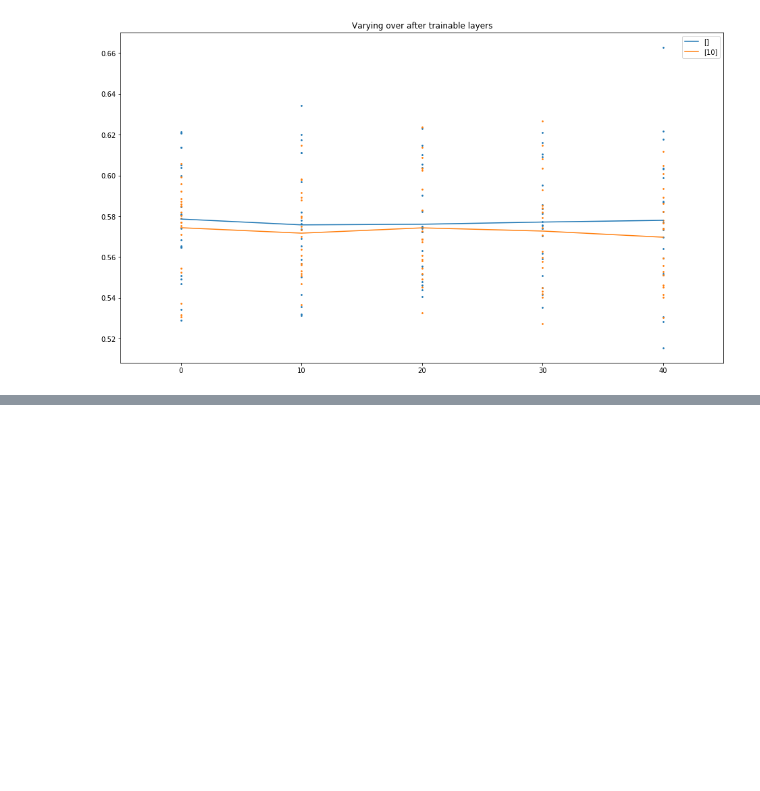
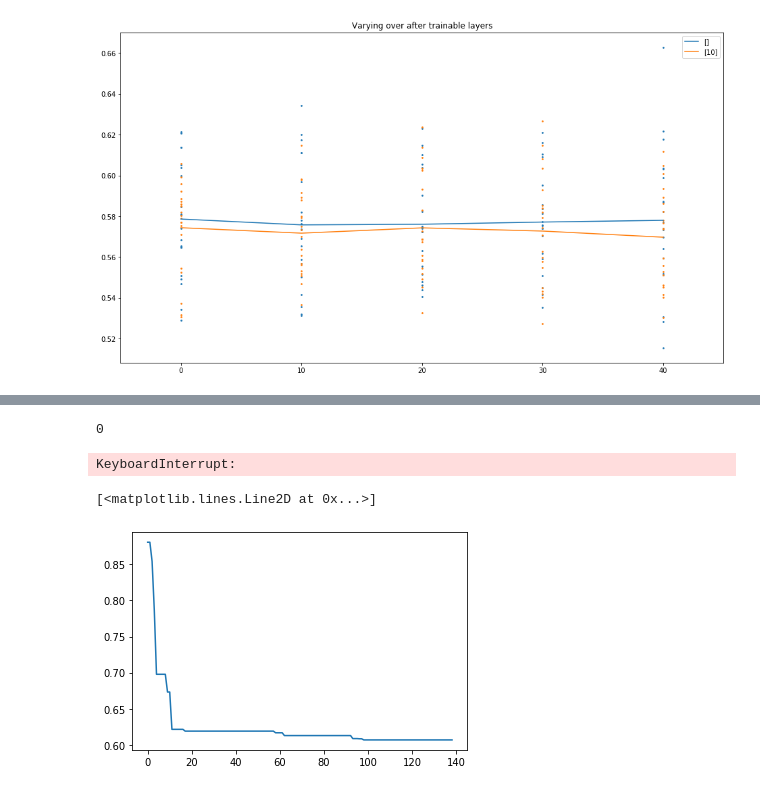
Before and after one commit to matejsladek/random_layers, a Jupyter notebook: code/experiments/census-income/Census Income.ipynb, the cells around one changed output, grey strips where cells are left out. Saved outputs shown, nothing was run; the diff lists cells and outputs as text; code cells hidden in the pictures; blank space fills up the shorter version.

```diff
--- a/code/experiments/census-income/Census Income.ipynb
+++ b/code/experiments/census-income/Census Income.ipynb
@@ -826,0 +957,7 @@ with open("output/result5.output", 'w+') as file:
+# %%
+bo2 = BayesianOptimization(
+    f=test_f,
+    domain=domain,
+    constraints=constraints,
+    jitter=.05,
+)
@@ -826,0 +982,23 @@ with open("output/result5.output", 'w+') as file:
+# %%
+for i in range(1000):
+    print(i)
+    bo2.plot_acquisition()
+    bo2.run_optimization(1)
+    clear_output()
+# %%
+for i in range(1000):
+    print(i)
+    bo.plot_acquisition()
+    bo.run_optimization(1)
+    clear_output()
+# %% [output]
+0
+KeyboardInterrupt:
+# %%
+bo.run_optimization()
+bo.plot_acquisition()
+# %%
+plt.plot(np.minimum.accumulate(bo.Y))
+# %% [output]
+[<matplotlib.lines.Line2D at 0x...>]
+[figure, added]
```
Also changed, not shown: parts of 32 cells of this notebook.
